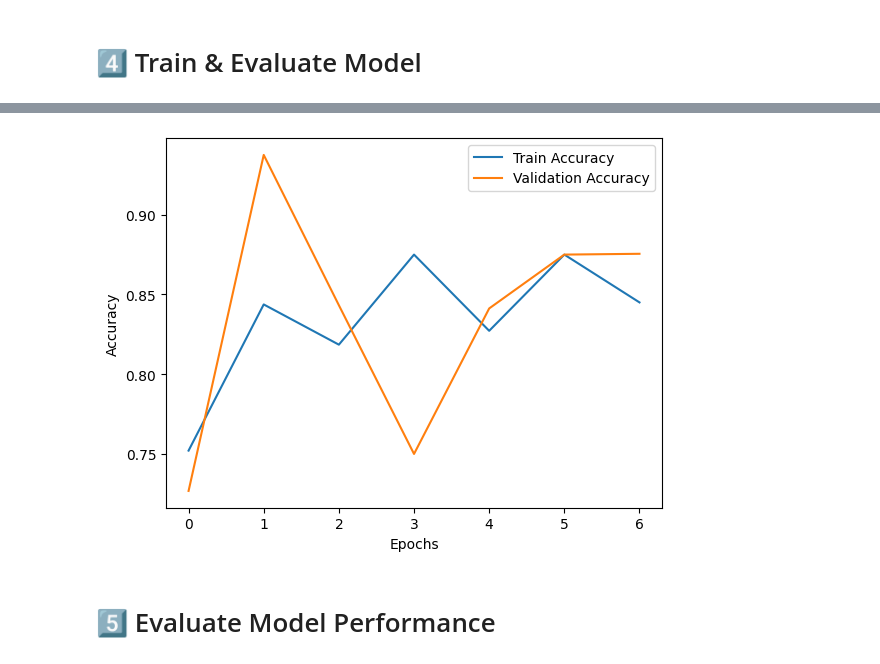
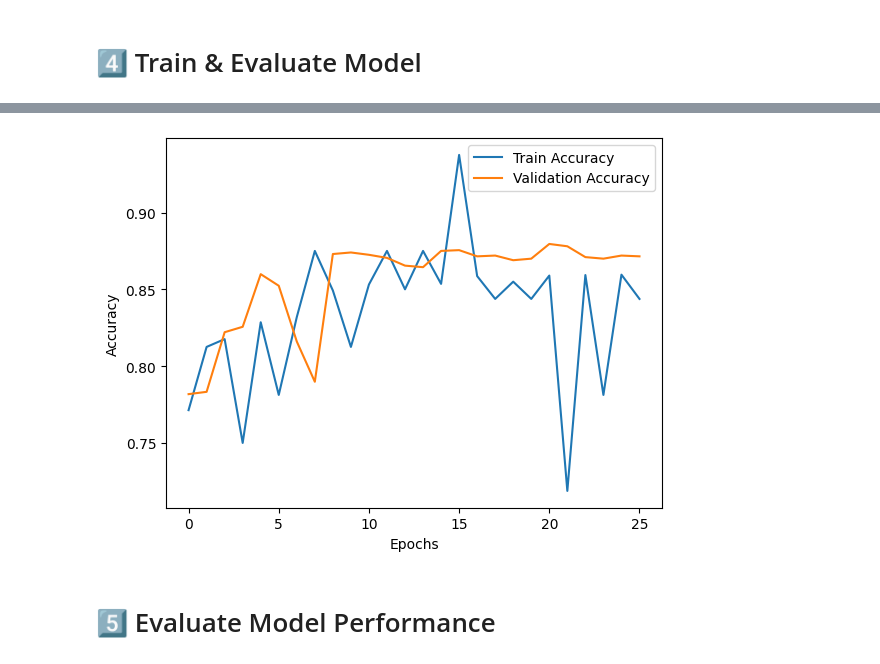
Before and after one commit to thulasiram-projects/melanoma-detection, a Jupyter notebook: skin-cancer-detection-with-cnn-deep-learning.ipynb, the cells around one changed output, grey strips where cells are left out. Cells and saved outputs as stored; diff of their text form; code cells hidden in the pictures.

Commit message:
model creation and evaluation

```diff
--- a/skin-cancer-detection-with-cnn-deep-learning.ipynb
+++ b/skin-cancer-detection-with-cnn-deep-learning.ipynb
@@ -185,0 +128,24 @@ Restoring model weights from the end of the best epoch: 2.
+# %%
+# defining early stopping
+early_stopping = EarlyStopping(
+    monitor='val_loss',
+    patience=5, # Stop training after 5 epochs with no improvemen
+    restore_best_weights=True,
+    verbose=1)
+
+# defining learning rate reduction
+lr_scheduler = ReduceLROnPlateau(
+    monitor='val_loss',
+    patience=3 , # Reduce LR if no improvement after 3 epochs
+    factor=0.1,
+    min_lr=1e-7,
+    verbose=1)
+
+history = model.fit(
+    train_generator,
+    steps_per_epoch = train_generator.samples // BATCH_SIZE,
+    epochs = 30, # Set number of epochs to train the model
+    validation_data = test_generator,
+    validation_steps = test_generator.samples // BATCH_SIZE,
+    callbacks = [early_stopping, lr_scheduler]
+)
@@ -186,16 +174,16 @@ Restoring model weights from the end of the best epoch: 2.
 # %%
 # Save Model
-model.save("skin_cancer_cnn.h5")
+model.save("skin_cancer_cnn.keras")
 
 # Plot Training History
 plt.plot(history.history["accuracy"], label="Train Accuracy")
 plt.plot(history.history["val_accuracy"], label="Validation Accuracy")
 plt.xlabel("Epochs")
 plt.ylabel("Accuracy")
 plt.legend()
 plt.show()
 # %% [output]
-[figure, old version]
+[figure, new version]
 # %% [markdown]
 # 5️⃣ Evaluate Model Performance
 # %%
```
Also changed, not shown: parts of 13 cells of this notebook.
